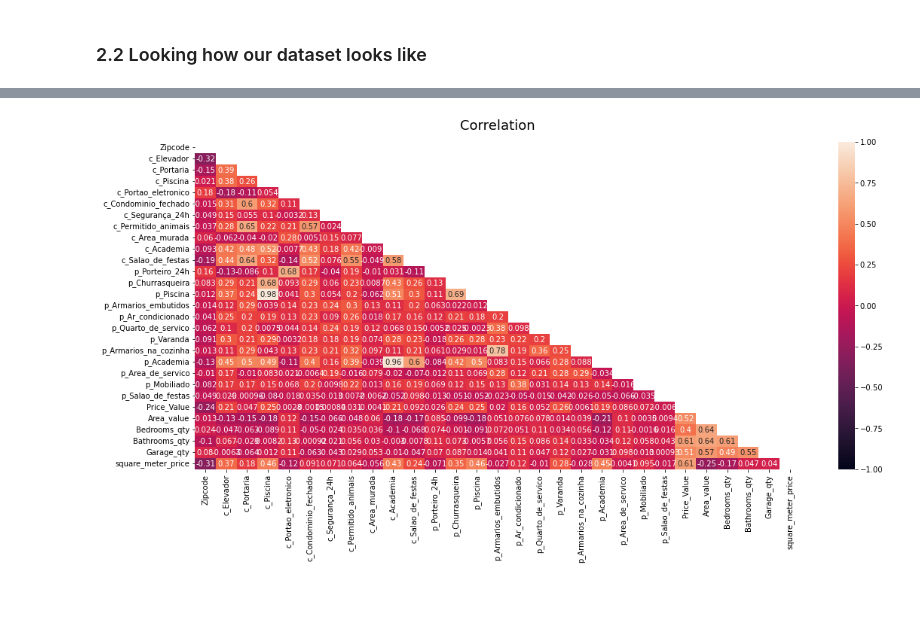
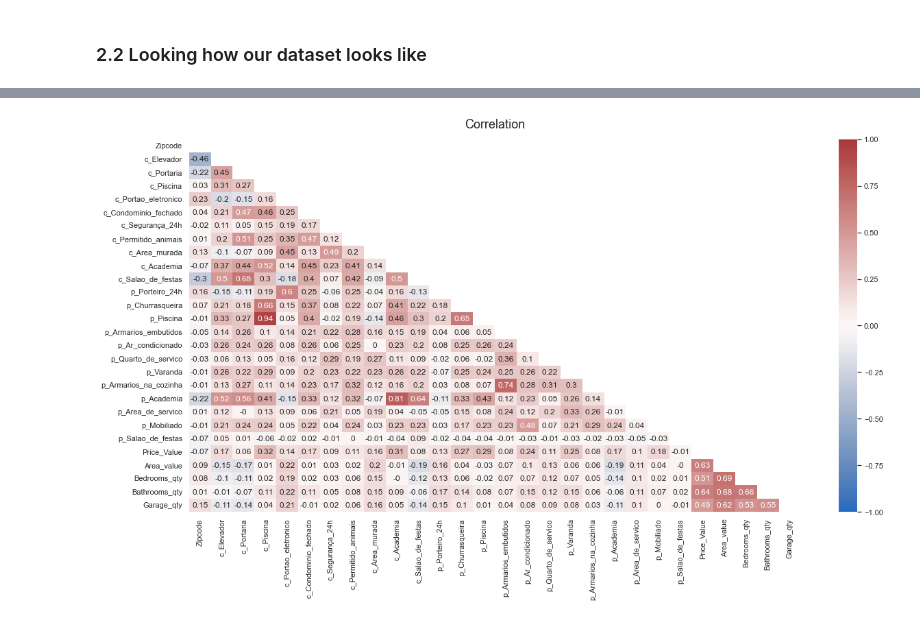
Before and after one commit to hinnecco/House_Data_Analysis, a Jupyter notebook: EDA - Fortaleza House.ipynb, the cells around one changed output, grey strips where cells are left out. Cells and saved outputs as stored; diff of their text form; code cells hidden in the pictures.

```diff
--- a/EDA - Fortaleza House.ipynb
+++ b/EDA - Fortaleza House.ipynb
@@ -26,7 +26,7 @@ warnings.filterwarnings('ignore')
 
 ### 2.1 Loading the data using pandas and creating a DataFrame
 # %%
-df_Properties = pd.read_csv('./Resources/olx_Fortaleza_220830.csv')
+df_Properties = pd.read_csv('./Resources/data_cleanned.csv')
 # %% [markdown]
 
 ### 2.2 Looking how our dataset looks like
@@ -811,11 +65,12 @@ df_Properties3['square_meter_price'] = df_Properties3['Price_Value']/df_Properti
 # %%
 #Let's check the columns correlation
-plt.figure(figsize=(18, 8))
-mask = np.triu(np.ones_like(df_Properties3.corr(), dtype=bool))
-heatmap = sns.heatmap(df_Properties3.corr(), mask=mask, vmin=-1, vmax=1, annot=True)
-heatmap.set_title('Correlation', fontdict={'fontsize':18}, pad=16);
+plt.figure(figsize=(20, 10))
+sns.set(rc={'axes.facecolor':'white', 'figure.facecolor':'white'})
+mask = np.triu(np.ones_like(df_Properties.corr().round(2), dtype=bool))
+heatmap = sns.heatmap(df_Properties.corr().round(2), mask=mask, vmin=-1, vmax=1, annot=True, cmap="vlag")
+heatmap.set_title('Correlation', fontdict={'fontsize':18}, pad=16)
 # %% [output]
-[figure, old version]
+[figure, new version]
 # %%
 #Let's do some analysis
 sns.set(rc={'figure.figsize':(15,10)})
```
Also changed, not shown: parts of 79 cells of this notebook, 3 other files.
